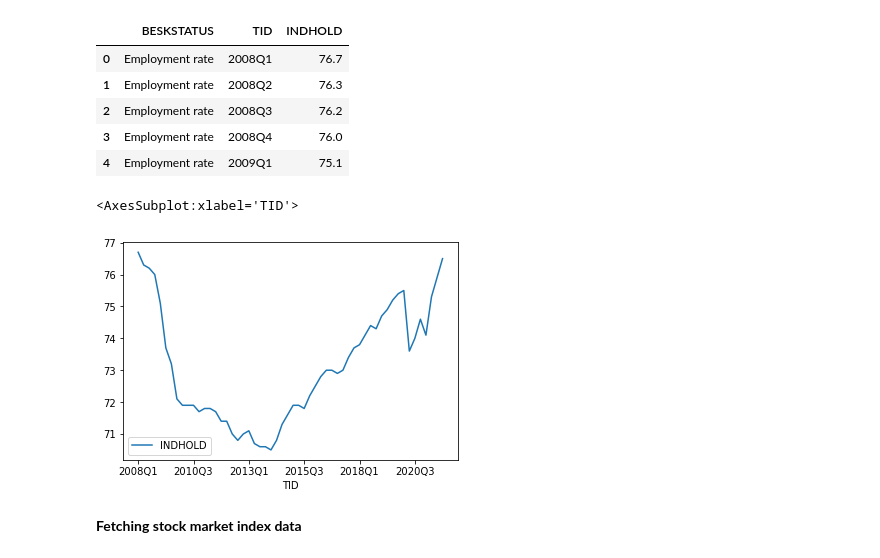
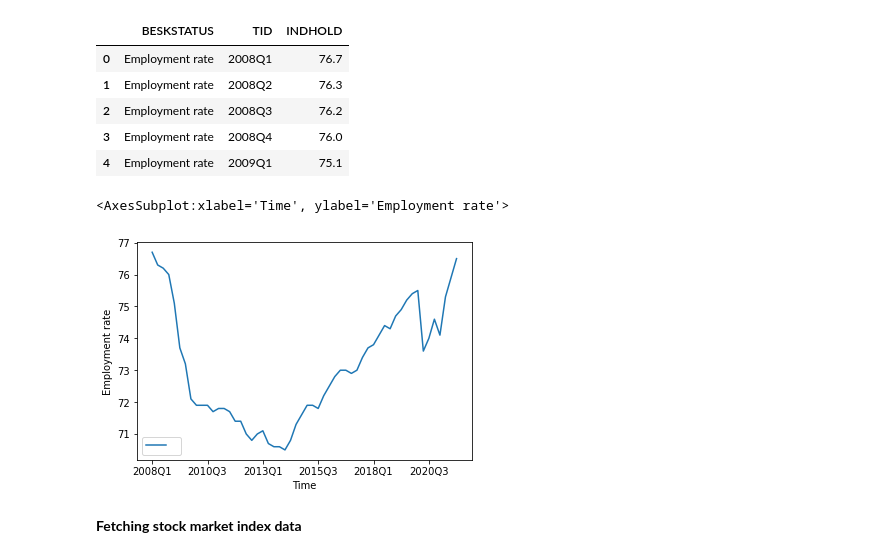
Before and after one commit to JonaDelaney/projects-2022-mmf, a Jupyter notebook: dataproject/Maiwand.ipynb, the cells around one changed output. Cells and saved outputs as stored; diff of their text form; code cells hidden in the pictures.

```diff
--- a/dataproject/Maiwand.ipynb
+++ b/dataproject/Maiwand.ipynb
@@ -90,10 +90,10 @@ empl.head(5)
 # %%
 # Plot of employment, quarterly
 
-empl.plot(x = 'TID', y = 'INDHOLD', kind = 'line')
+empl.plot(x = 'TID', y = 'INDHOLD', kind = 'line', ylabel = "Employment rate", xlabel = "Time", label = " ")
 # %% [output]
-<AxesSubplot:xlabel='TID'>
+<AxesSubplot:xlabel='Time', ylabel='Employment rate'>
-[figure, old version]
+[figure, new version]
 # %% [markdown]
 **Fetching stock market index data**
 # %%
```
Also changed, not shown: parts of 17 cells of this notebook, 3 other files.
